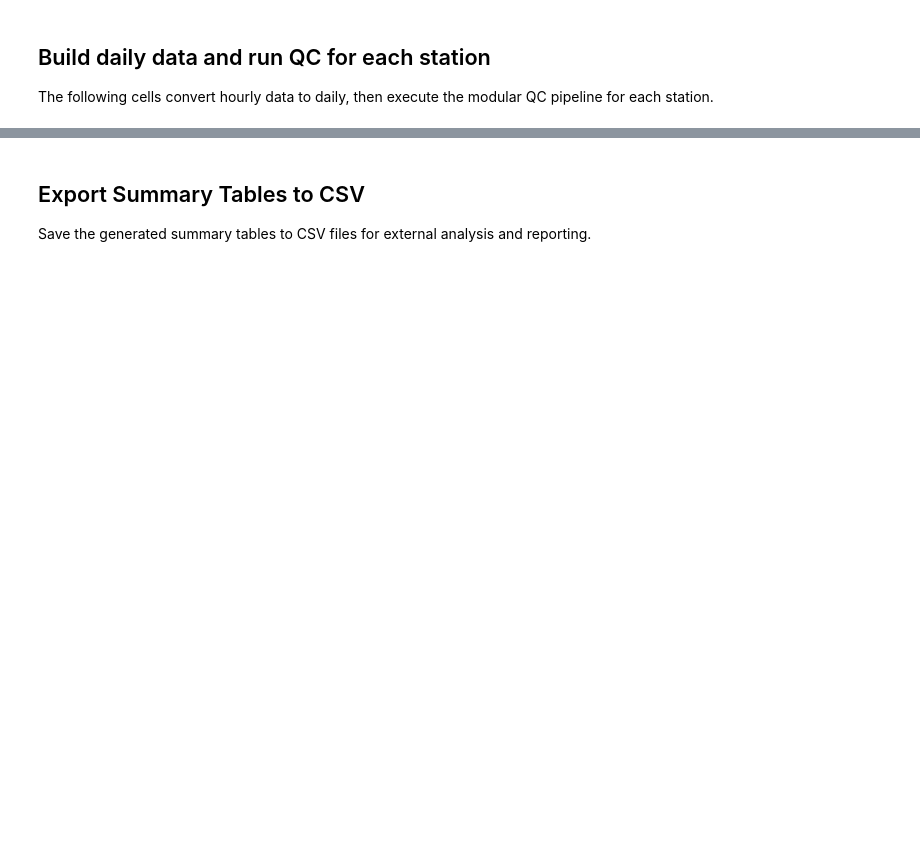
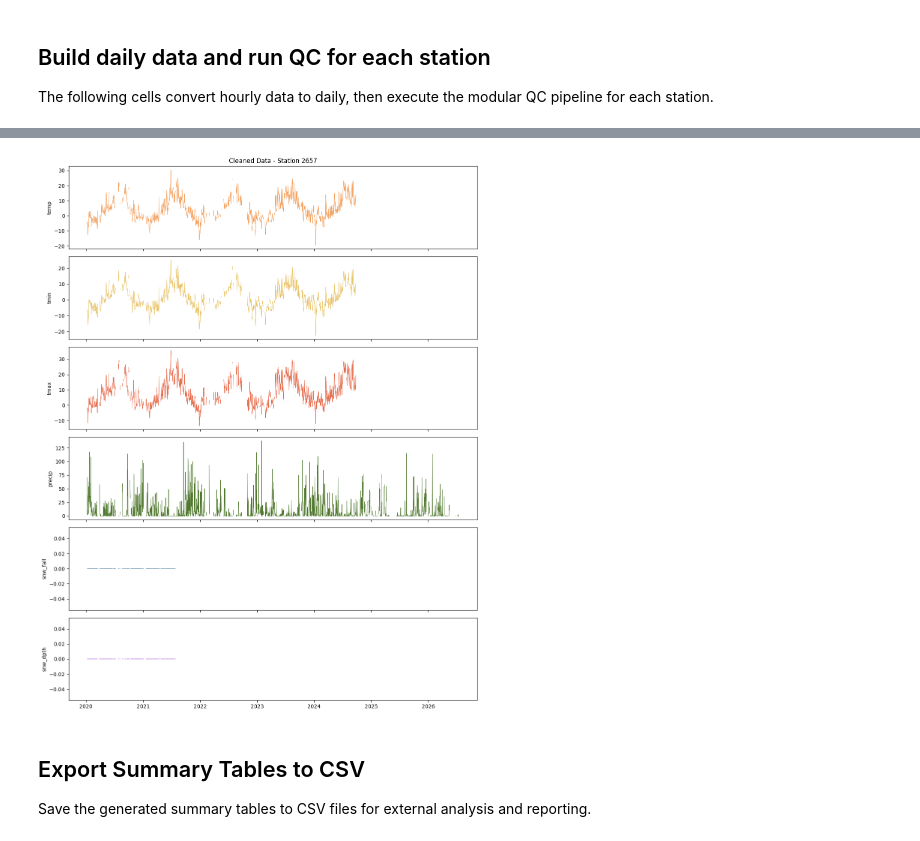
Before and after one commit to pacificclimate/crmprtd, a Jupyter notebook: Quanlity_Control/pipeline/v1/2.more_station_qc_flow.ipynb, the cells around one changed output, grey strips where cells are left out. Drawn from its saved outputs; the diff is of its cells as text; code cells hidden in the pictures; blank space fills up the shorter version.

```diff
--- a/Quanlity_Control/pipeline/v1/2.more_station_qc_flow.ipynb
+++ b/Quanlity_Control/pipeline/v1/2.more_station_qc_flow.ipynb
@@ -320,3 +323,21 @@ problem_station_ids
+# %%
+
+# Extract the cleaned weather data from all_cleaned_with_flags[0]
+cleaned_data = all_cleaned_with_flags[stat_id].copy()
+
+# Get just the weather value columns (remove flag columns)
+weather_cols = ['temp', 'tmin', 'tmax', 'precip', 'snw_fall', 'snw_dpth']
+weather_data = cleaned_data[weather_cols]
+
+# Set the date column as index if not already
+if 'date' in cleaned_data.columns and weather_data.index.name != 'date':
+    weather_data.index = cleaned_data['date']
+
+# Plot it
+plot_weather_data(weather_data, color_map=color_map,
+                  title=f"Cleaned Data - Station {all_cleaned_with_flags[stat_id]['station_id'].iloc[0]}")
+# %% [output]
+[figure, added]
 # %% [markdown]
 ## Export Summary Tables to CSV
 
```
Also changed, not shown: parts of 8 cells of this notebook, 40 other files.
